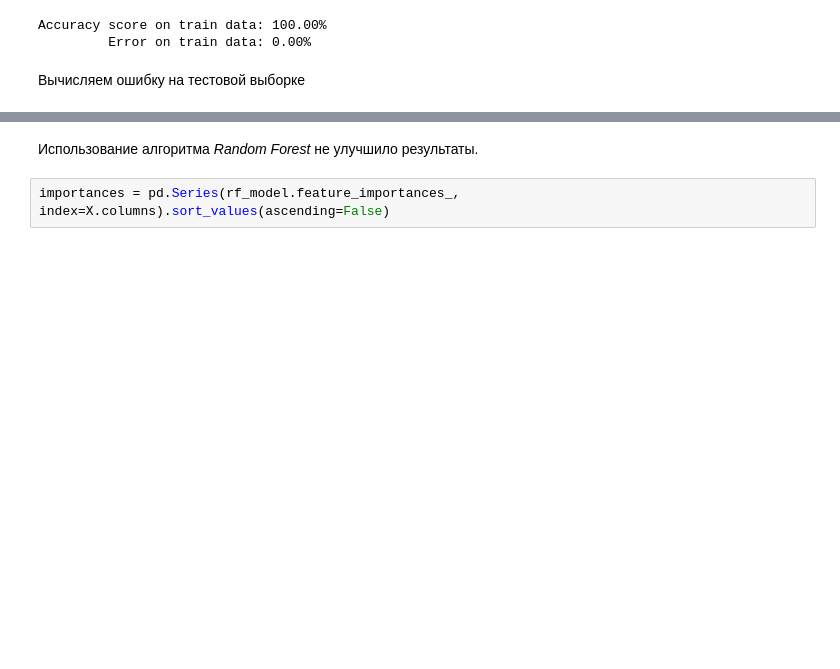
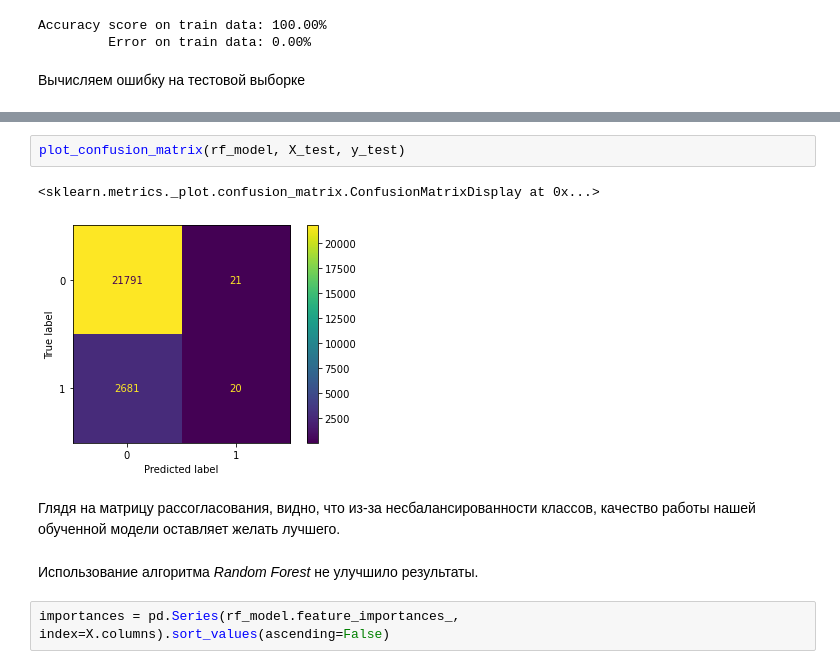
Before and after one commit to AlibekovMurad5202/ML-practice, a Jupyter notebook: notebooks/Lab_02 (NN).ipynb, the cells around one changed output, grey strips where cells are left out. Cells and saved outputs as stored; diff of their text form; blank space fills up the shorter version.

```diff
--- a/notebooks/Lab_02 (NN).ipynb
+++ b/notebooks/Lab_02 (NN).ipynb
@@ -998,3 +1005,10 @@ Accuracy score on test  data: 88.99%
+# %%
+plot_confusion_matrix(rf_model, X_test, y_test)
+# %% [output]
+<sklearn.metrics._plot.confusion_matrix.ConfusionMatrixDisplay at 0x...>
+[figure, added]
+# %% [markdown]
+Глядя на матрицу рассогласования, видно, что из-за несбалансированности классов, качество работы нашей обученной модели оставляет желать лучшего.
 # %% [markdown]
 Использование алгоритма _Random Forest_ не улучшило результаты.
 # %%
```
Also changed, not shown: parts of 31 cells of this notebook.
